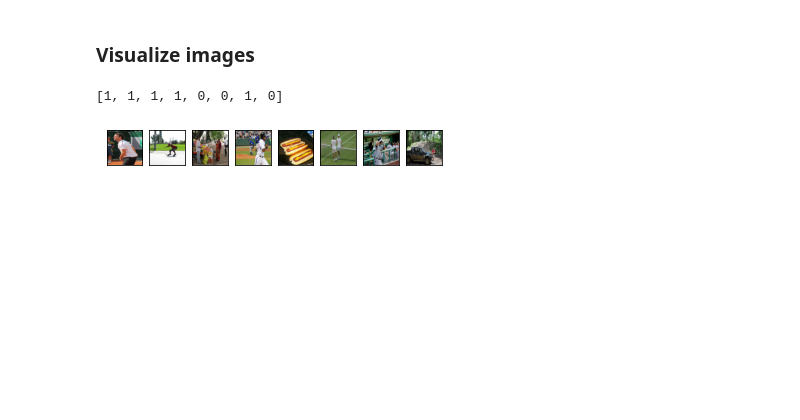
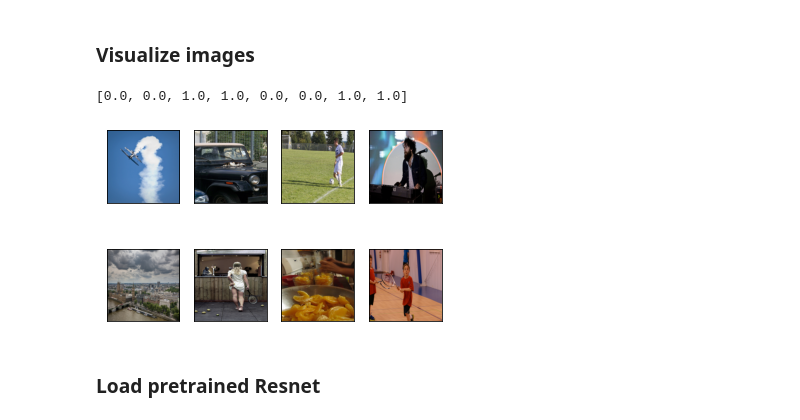
Before and after one commit to sramakrishnan247/jubilant-adventure, a Jupyter notebook: COCODataLoader.ipynb, the cells around one changed output. Cells and saved outputs as stored; diff of their text form; code cells hidden in the pictures; blank space fills up the shorter version.

Commit message:
Fine-tune with Resnet

```diff
--- a/COCODataLoader.ipynb
+++ b/COCODataLoader.ipynb
@@ -136,4 +143,4 @@ def collate_fn(data):
 # %%
-coco = CocoDataset(annFile,transform=transforms.Compose([transforms.Resize((256,256)),transforms.Resize(256),transforms.ToTensor()]),root='val2017')
+coco = CocoDataset(annFile,transform=coco_transforms(),root='val2017')
 # %% [output]
 loading annotations into memory...
@@ -142,7 +149,7 @@ creating index...
 index created!
 # %%
 # dataloader = torch.utils.data.DataLoader(dataset=coco,batch_size=1,collate_fn=collate_fn,num_workers=1)
-dataloader = torch.utils.data.DataLoader(dataset=coco,batch_size=8,collate_fn=collate_fn)
+dataloader = torch.utils.data.DataLoader(dataset=coco,batch_size=8)
 # %%
 x,y = next(iter(dataloader))
 # %%
@@ -156,20 +185,35 @@ torch.Size([8, 1])
 # %% [markdown]
 ### Visualize images
 # %%
-plt.rcParams["savefig.bbox"] = 'tight'
 def show(imgs,labels):
     print([label.item() for label in labels])
     if not isinstance(imgs, list):
         imgs = [imgs]
-    fix, axs = plt.subplots(ncols=len(imgs), squeeze=False)
+    ncols = 4
+    nrows = len(imgs)//ncols
+    fix, axs = plt.subplots(nrows,ncols,squeeze=False)
+    r,c = 0,0
+
+    inv_normalize = transforms.Normalize(
+                    mean=[-0.485/0.229, -0.456/0.224, -0.406/0.225],
+                    std=[1/0.229, 1/0.224, 1/0.225]
+        )
+
     for i, img in enumerate(imgs):
+        img = inv_normalize(img)
         img = img.detach()
         img = F.to_pil_image(img)
-        axs[0, i].imshow(np.asarray(img))
-        axs[0, i].set(xticklabels=[], yticklabels=[], xticks=[], yticks=[])
+        axs[r, c].imshow(np.asarray(img))
+        axs[r, c].set(xticklabels=[], yticklabels=[], xticks=[], yticks=[])
+        c += 1
+        if c % ncols == 0:
+            r += 1
+            c = 0
 
 
 show([image for image in x],y)
 # %% [output]
-[1, 1, 1, 1, 0, 0, 1, 0]
+[0.0, 0.0, 1.0, 1.0, 0.0, 0.0, 1.0, 1.0]
-[figure, old version]
+[figure, new version]
+# %% [markdown]
+### Load pretrained Resnet
```
Also changed, not shown: parts of 12 cells of this notebook.
